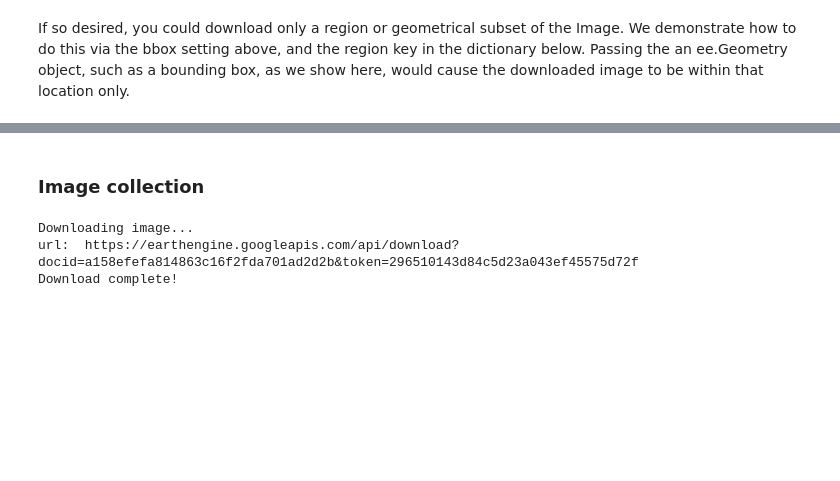
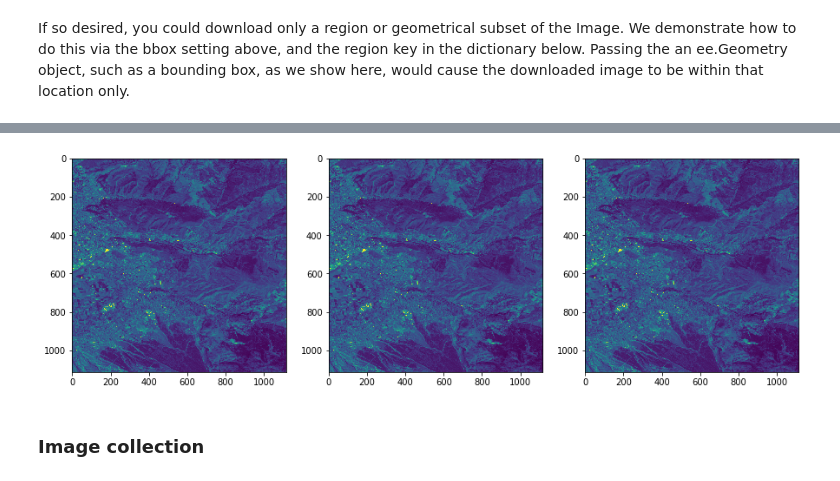
Before and after one commit to yaron1000/cnn-models, a Jupyter notebook: notebooks/Download_Earth_Engine.ipynb, the cells around one changed output, grey strips where cells are left out. Cells and saved outputs as stored; diff of their text form; code cells hidden in the pictures; blank space fills up the shorter version.

```diff
--- a/notebooks/Download_Earth_Engine.ipynb
+++ b/notebooks/Download_Earth_Engine.ipynb
@@ -70,3 +96,19 @@ Dimensions (1, 444, 557)
+# %%
+image_B4 = load_data('./data/20150828T110656_20160412T015159_T30SVG.B4.tif')
+image_B3 = load_data('./data/20150828T110656_20160412T015159_T30SVG.B3.tif')
+image_B2 = load_data('./data/20150828T110656_20160412T015159_T30SVG.B2.tif')
+# %%
+fig, axs = plt.subplots(nrows=1, ncols=3, figsize=(15,7))
+ax = axs[0]
+ax.imshow(image_B4[0,:,:], vmax=3000);
+
+ax = axs[1]
+ax.imshow(image_B3[0,:,:], vmax=3000);
+
+ax = axs[2]
+ax.imshow(image_B2[0,:,:], vmax=3000);
+# %% [output]
+[figure, added]
 # %% [markdown]
 ### Image collection
 # %%
@@ -74,26 +116,3 @@ dataset = ee.ImageCollection('COPERNICUS/S2').filterDate('2018-01-01', '2018-01-
 # %%
 datasetList = dataset.toList(dataset.size())
 datasetSize = datasetList.size().getInfo()
-# %%
-image = ee.Image(datasetList.get(2220))
-
-url = image.select(bands).getDownloadUrl({'min':0,      #
-                            'max':3000,
-                            'scale': scale,  # scale in meters
-                            'crs': 'EPSG:4326'
-                            #'region': ee.Geometry.Rectangle(bbox).toGeoJSONString()
-                           })
-
-print('Downloading image...')
-print("url: ", url)
-data = urlopen(url)
-with open(download_zip, 'wb') as fp:
-    while True:
-        chunk = data.read(16 * 1024)
-        if not chunk: break
-        fp.write(chunk)
-print('Download complete!')
-# %% [output]
-Downloading image...
-url:  https://earthengine.googleapis.com/api/download?docid=a158efefa814863c16f2fda701ad2d2b&token=296510143d84c5d23a043ef45575d72f
-Download complete!
```
Also changed, not shown: parts of 24 cells of this notebook, 5 other files.
